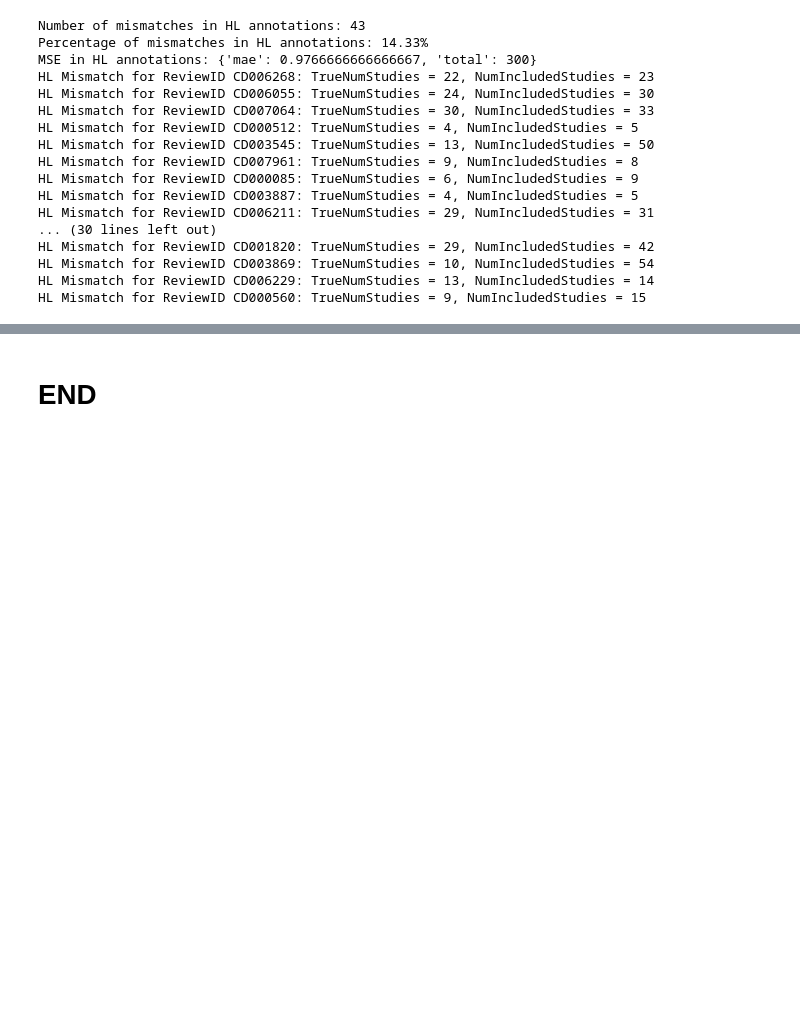
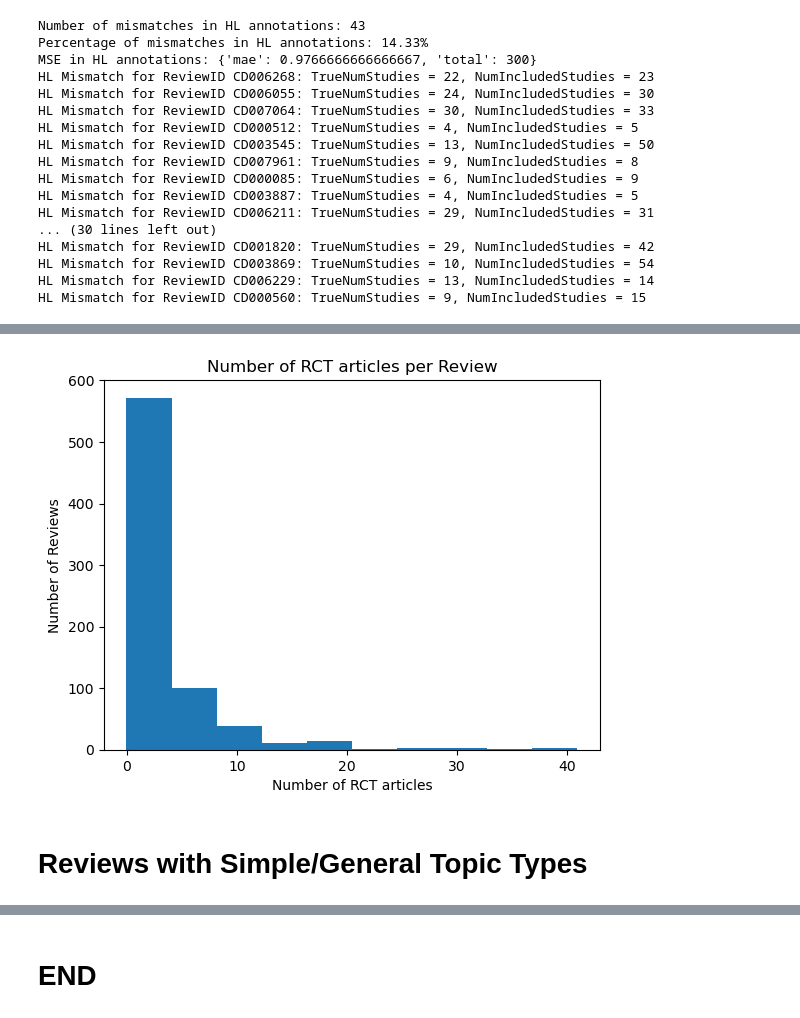
Before and after one commit to hyesunyun/LLMHealthFramingEffect, a Jupyter notebook: data/data_exploration_preprocess.ipynb, the cells around one changed output, grey strips where cells are left out. Saved outputs shown, nothing was run; the diff lists cells and outputs as text; code cells hidden in the pictures; blank space fills up the shorter version.

```diff
--- a/data/data_exploration_preprocess.ipynb
+++ b/data/data_exploration_preprocess.ipynb
@@ -581,0 +648,16 @@ HL Mismatch for ReviewID CD000560: TrueNumStudies = 9, NumIncludedStudies = 15
+# %%
+filtered_data = pd.read_json("./cochrane_review_data_filtered_mismatched_studies.jsonl", lines=True)
+
+# create a histogram of the number of inputs per review
+import matplotlib.pyplot as plt
+
+plt.hist(filtered_data["NumInputs"], align="left")
+plt.xlabel("Number of RCT articles")
+plt.ylabel("Number of Reviews")
+plt.title("Number of RCT articles per Review")
+
+plt.show()
+# %% [output]
+[figure, added]
+# %% [markdown]
+# Reviews with Simple/General Topic Types
```
Also changed, not shown: parts of 5 cells of this notebook, 30 other files.
